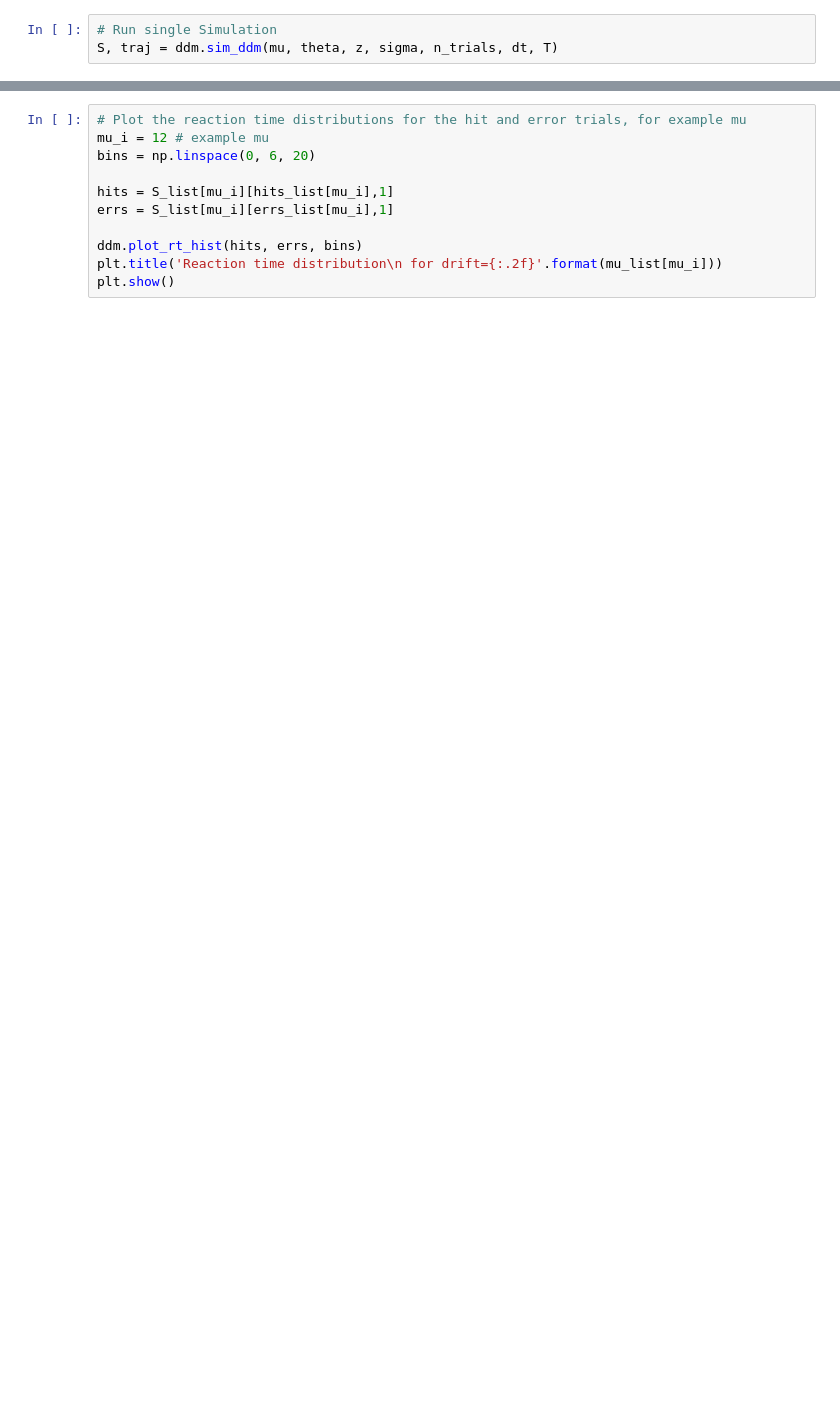
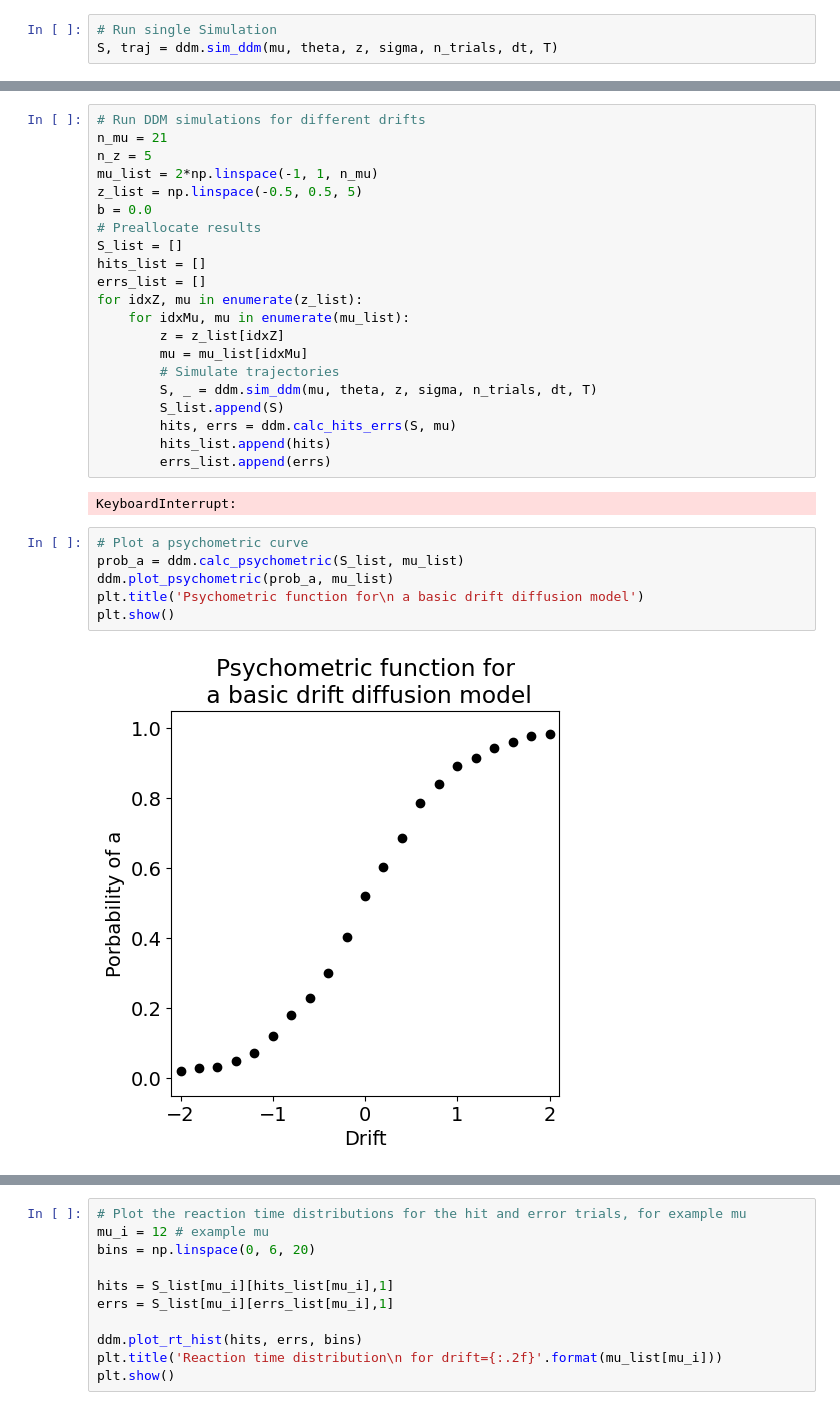
Before and after one commit to I-Pica/indp22-ddm-simulation-project, a Jupyter notebook: code/marco-sim-ddm.ipynb, the cells around one changed output, grey strips where cells are left out. Drawn from its saved outputs; the diff is of its cells as text; blank space fills up the shorter version.

```diff
--- a/code/marco-sim-ddm.ipynb
+++ b/code/marco-sim-ddm.ipynb
@@ -78 +79,32 @@ ddm.plot_trajectories_and_RT(S, hits, errs, ds_traj, mu, ds_t, bins, colors)
+# %%
+# Run DDM simulations for different drifts
+n_mu = 21
+n_z = 5
+mu_list = 2*np.linspace(-1, 1, n_mu)
+z_list = np.linspace(-0.5, 0.5, 5)
+b = 0.0
+# Preallocate results
+S_list = []
+hits_list = []
+errs_list = []
+for idxZ, mu in enumerate(z_list):
+    for idxMu, mu in enumerate(mu_list):
+        z = z_list[idxZ]
+        mu = mu_list[idxMu]
+        # Simulate trajectories
+        S, _ = ddm.sim_ddm(mu, theta, z, sigma, n_trials, dt, T)
+        S_list.append(S)
+        hits, errs = ddm.calc_hits_errs(S, mu)
+        hits_list.append(hits)
+        errs_list.append(errs)
+# %% [output]
+KeyboardInterrupt:
+# %%
+# Plot a psychometric curve
+prob_a = ddm.calc_psychometric(S_list, mu_list)
+ddm.plot_psychometric(prob_a, mu_list)
+plt.title('Psychometric function for\n a basic drift diffusion model')
+plt.show()
+# %% [output]
+[figure, added]
 # %%
```
Also changed, not shown: parts of 19 cells of this notebook, 1 other file.
